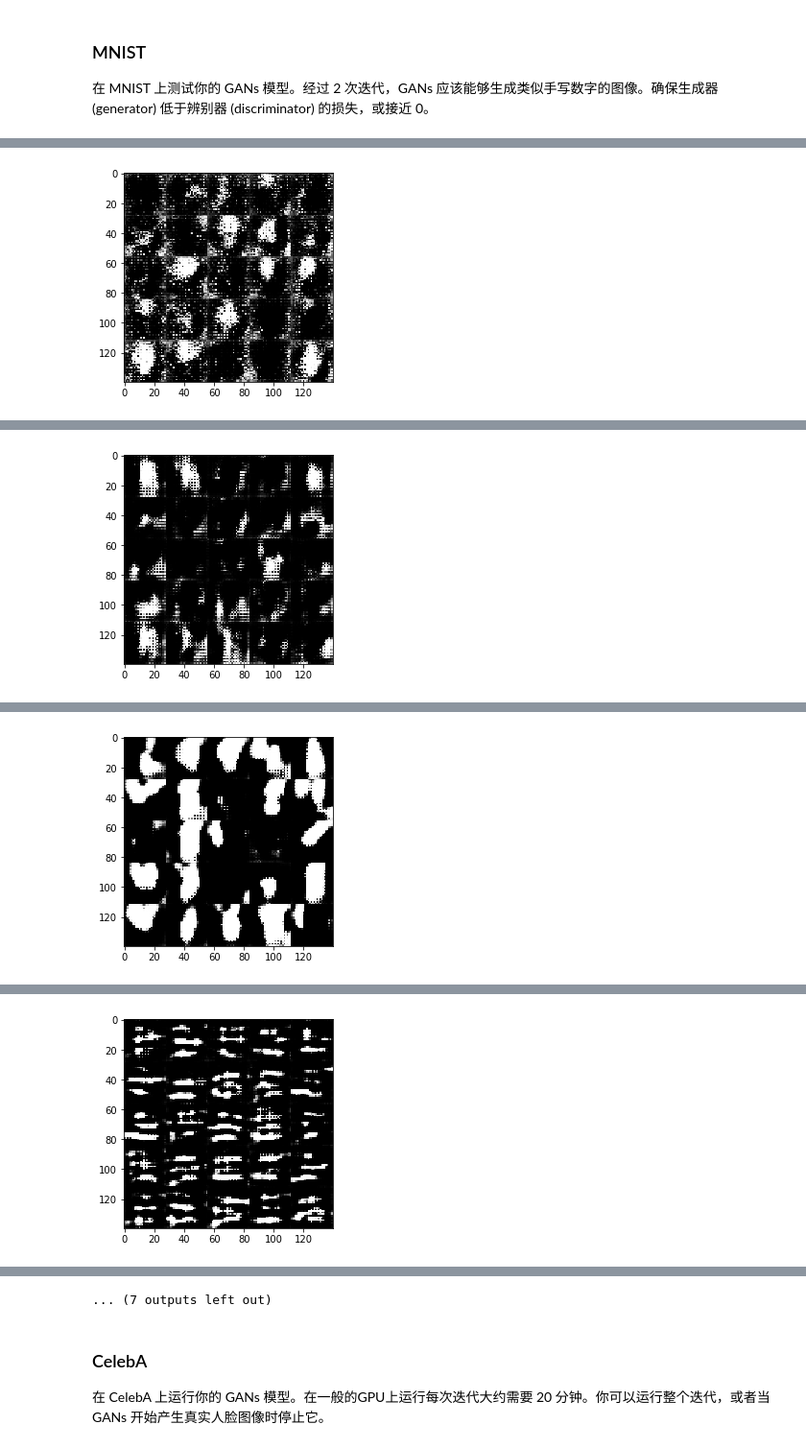
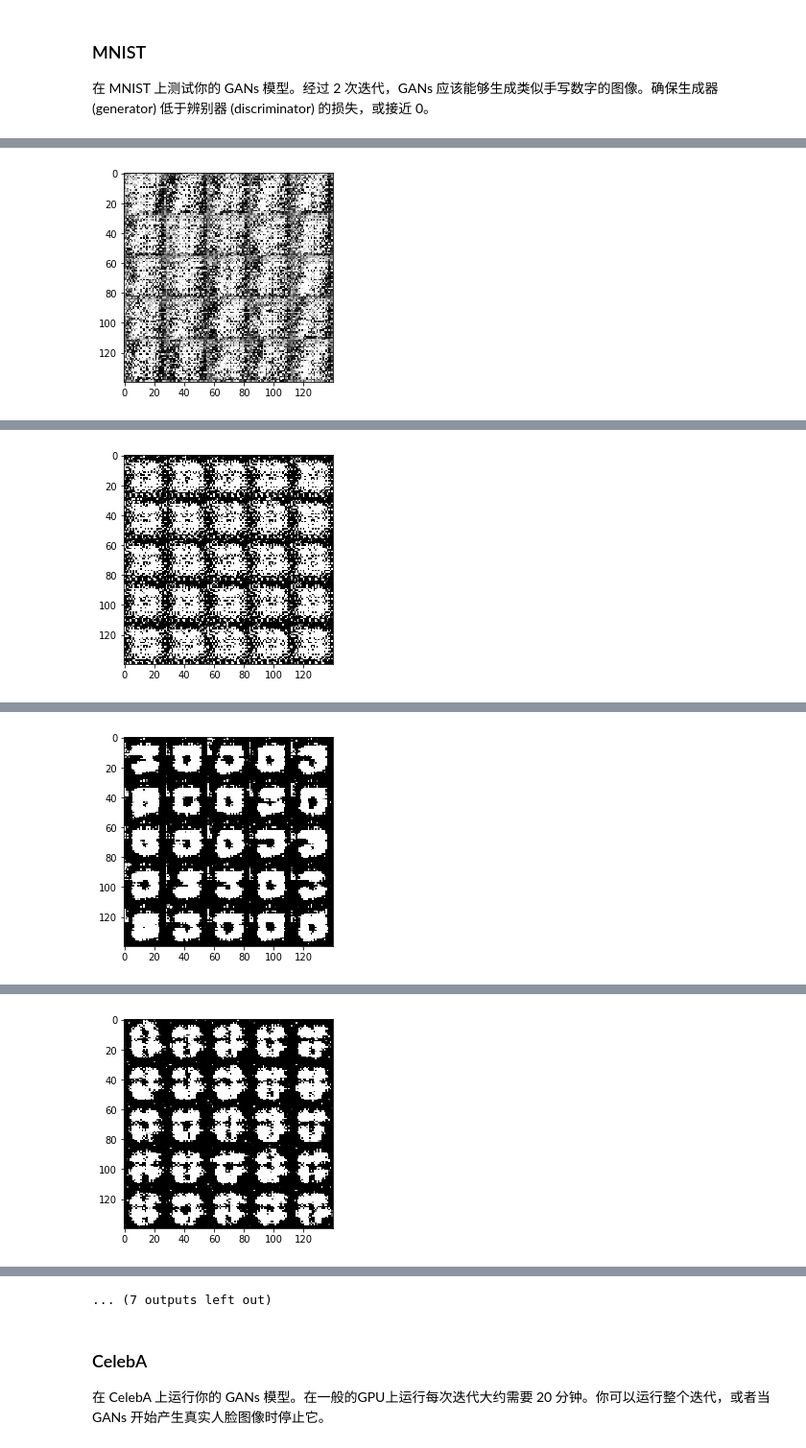
Before and after one commit to hongyang01613/dlnd_face_generation, a Jupyter notebook: dlnd_face_generation.ipynb, the cells around one changed output, grey strips where cells are left out. Shown: that part at 96% size. Drawn from its saved outputs; the diff is of its cells as text; code cells hidden in the pictures.

```diff
--- a/dlnd_face_generation.ipynb
+++ b/dlnd_face_generation.ipynb
@@ -156,11 +156,11 @@ def discriminator(images, reuse=False):
         #print('discriminator x1:', x1)
 
         x2 = tf.layers.conv2d(x1, 128, 5, strides=2, padding='same')
-        x2 = tf.layers.batch_normalization(x2, training=True)
+        x2 = tf.layers.batch_normalization(x2, training=reuse)
         #x2 = tf.nn.relu(x2)
         #print('discriminator x2:', x2)
         x3 = tf.layers.conv2d(x2, 256, 5, strides=2, padding='same')
-        x3 = tf.layers.batch_normalization(x3, training=True)
+        x3 = tf.layers.batch_normalization(x3, training=reuse)
         #x3 = tf.nn.relu(x3)
         #print('discriminator x3:', x3)
 
@@ -219,7 +219,7 @@ def generator(z, out_channel_dim, is_train=True):
         logits = tf.layers.conv2d_transpose(x3, out_channel_dim, 5, strides=1, padding='same')
         #print('generator logits:', logits)
 
-        out = tf.tanh(logits)
+        out = 0.5*tf.tanh(logits)
 
         return out
 
@@ -252,11 +252,11 @@ def model_loss(input_real, input_z, out_channel_dim):
     d_model_fake, d_logits_fake = discriminator(g_model, reuse=True)
 
     d_loss_real = tf.reduce_mean(
-        tf.nn.sigmoid_cross_entropy_with_logits(logits=d_logits_real, labels=tf.ones_like(d_model_real)))
+        tf.nn.sigmoid_cross_entropy_with_logits(logits=d_logits_real, labels=0.9*tf.ones_like(d_model_real)))
     d_loss_fake = tf.reduce_mean(
         tf.nn.sigmoid_cross_entropy_with_logits(logits=d_logits_fake, labels=tf.zeros_like(d_model_fake)))
     g_loss = tf.reduce_mean(
-        tf.nn.sigmoid_cross_entropy_with_logits(logits=d_logits_fake, labels=tf.ones_like(d_model_fake)))
+        tf.nn.sigmoid_cross_entropy_with_logits(logits=d_logits_fake, labels=0.9*tf.ones_like(d_model_fake)))
 
     d_loss = d_loss_real + d_loss_fake
 
@@ -365,7 +365,7 @@ def train(epoch_count, batch_size, z_dim, learning_rate, beta1, get_batches, dat
     from time import time
 
 
-    input_real, input_z, learnint_rate = model_inputs(data_shape[1], data_shape[2],data_shape[3], z_dim)
+    input_real, input_z, learning_rate = model_inputs(data_shape[1], data_shape[2],data_shape[3], z_dim)
     d_loss, g_loss = model_loss(input_real, input_z, data_shape[3])
     d_opt, g_opt = model_opt(d_loss, g_loss, learning_rate, beta1)
 
@@ -387,8 +387,8 @@ def train(epoch_count, batch_size, z_dim, learning_rate, beta1, get_batches, dat
                 batch_z = np.random.uniform(-1, 1, size=(batch_size, z_dim))
 
                 # Run optimizers
-                _ = sess.run(d_opt, feed_dict={input_real: batch_images, input_z: batch_z})
-                _ = sess.run(g_opt, feed_dict={input_z: batch_z, input_real: batch_images})
+                _ = sess.run(d_opt, feed_dict={input_real: batch_images, input_z: batch_z, learning_rate:learningRate})
+                _ = sess.run(g_opt, feed_dict={input_z: batch_z, input_real: batch_images, learning_rate:learningRate})
 
                 if steps % 10 == 0:
                     # At the end of each epoch, get the losses and print them out
@@ -422,7 +422,7 @@ def train(epoch_count, batch_size, z_dim, learning_rate, beta1, get_batches, dat
 # %%
 batch_size = 128
 z_dim = 100
-learning_rate = 0.0003
+learningRate = 0.0002
 beta1 = 0.9
 
 
@@ -448 +448 @@ Epoch 1/2...100 Discriminator Loss: 0.2695... Generator Loss: 3.4157
-[figure, old version]
+[figure, new version]
@@ -459 +459 @@ Epoch 1/2...200 Discriminator Loss: 4.3693... Generator Loss: 5.4483
-[figure, old version]
+[figure, new version]
@@ -470 +470 @@ Epoch 1/2...300 Discriminator Loss: 0.1603... Generator Loss: 3.7919
-[figure, old version]
+[figure, new version]
@@ -481 +481 @@ Epoch 1/2...400 Discriminator Loss: 0.4680... Generator Loss: 3.3487
-[figure, old version]
+[figure, new version]
```
Also changed, not shown: parts of 6 cells of this notebook, 2 other files.
